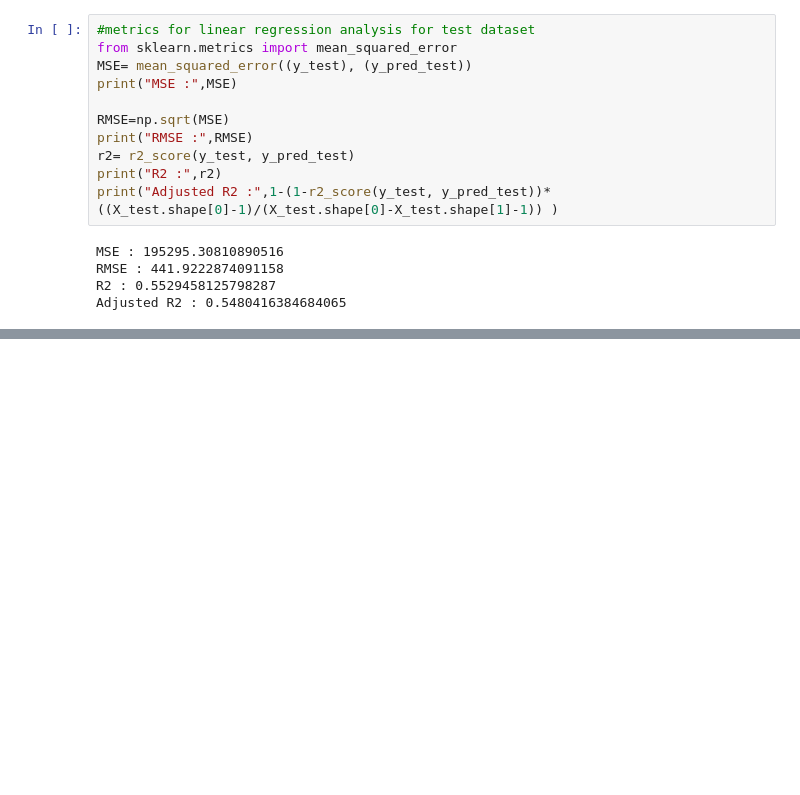
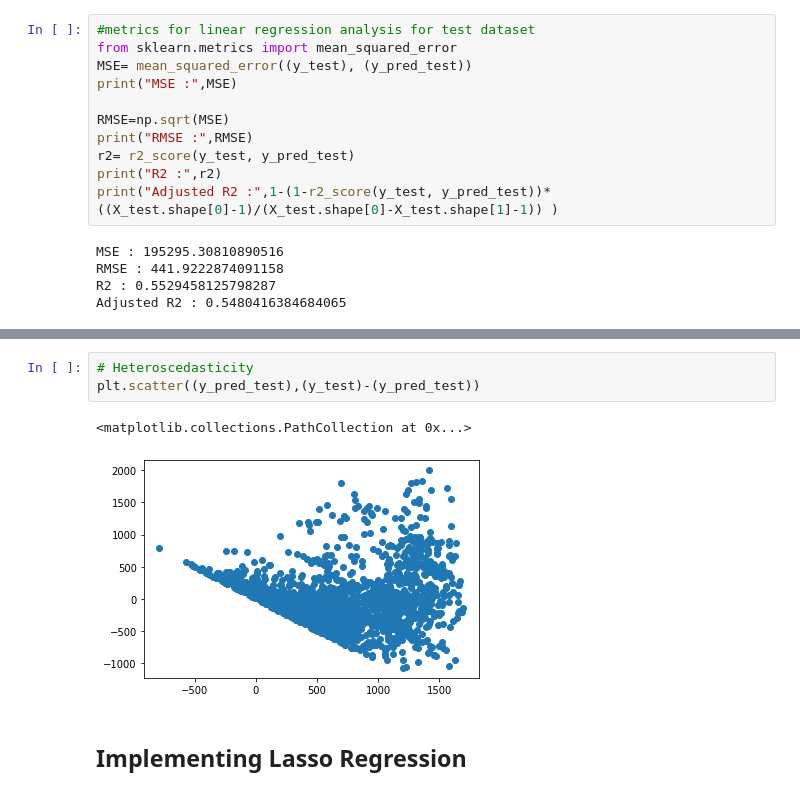
Before and after one commit to ajitpadole/Bike-Sharing-Demand-Prediction-, a Jupyter notebook: Bike_Sharing_Demand_Prediction_Capstone_Project.ipynb, the cells around one changed output, grey strips where cells are left out. Saved outputs shown, nothing was run; the diff lists cells and outputs as text; blank space fills up the shorter version.

```diff
--- a/Bike_Sharing_Demand_Prediction_Capstone_Project.ipynb
+++ b/Bike_Sharing_Demand_Prediction_Capstone_Project.ipynb
@@ -483,0 +498,8 @@ Adjusted R2 : 0.5480416384684065
+# %%
+# Heteroscedasticity
+plt.scatter((y_pred_test),(y_test)-(y_pred_test))
+# %% [output]
+<matplotlib.collections.PathCollection at 0x...>
+[figure, added]
+# %% [markdown]
+## Implementing Lasso Regression
```
Also changed, not shown: parts of 30 cells of this notebook.
